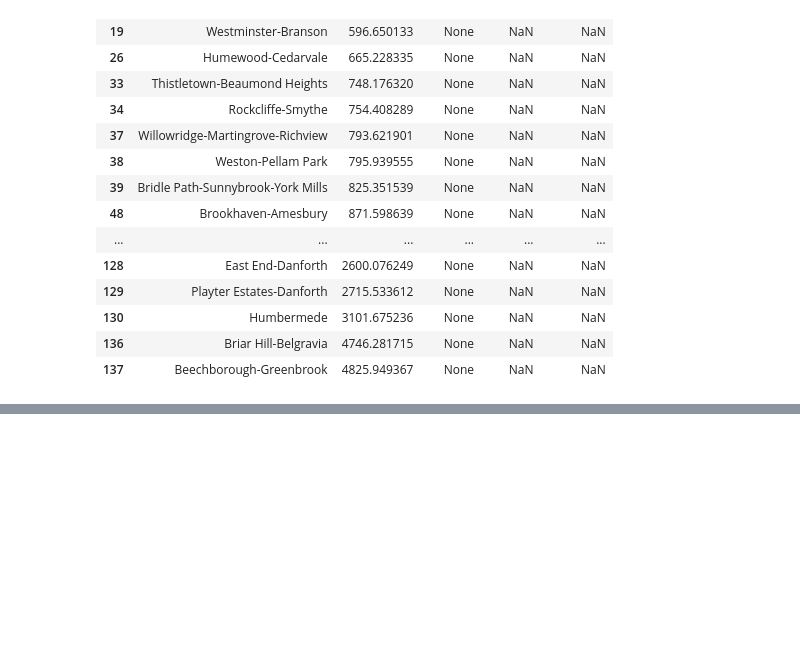
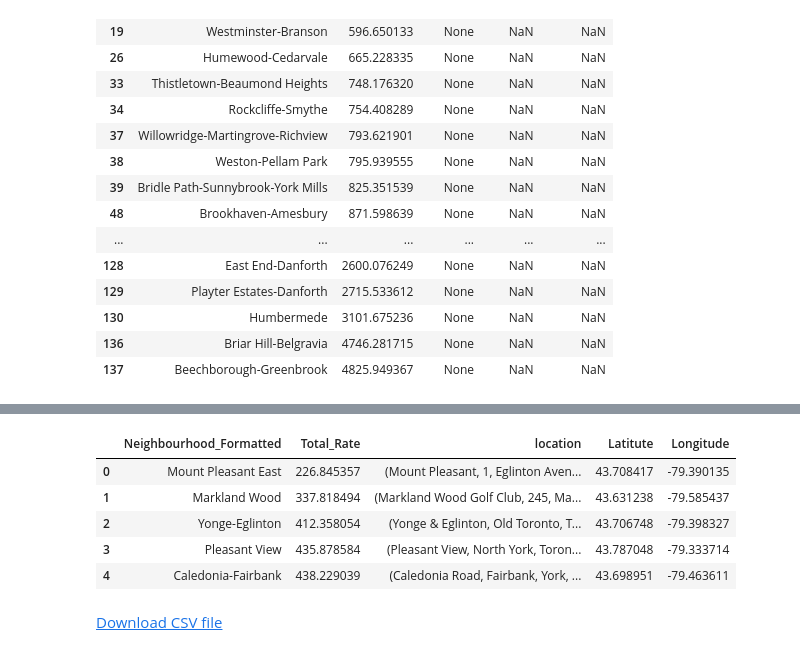
Before and after one commit to ldiazm/coursera-applied-data-science-capstone, a Jupyter notebook: The Battle of Neighborhoods (Week 2).ipynb, the cells around one changed output, grey strips where cells are left out. Drawn from its saved outputs; the diff is of its cells as text; code cells hidden in the pictures; blank space fills up the shorter version.

```diff
--- a/The Battle of Neighborhoods (Week 2).ipynb
+++ b/The Battle of Neighborhoods (Week 2).ipynb
@@ -187,0 +194,9 @@ location
+# %%
+df_CrimeRate.head()
+# %% [output]
+|  | Neighbourhood_Formatted | Total_Rate | location | Latitute | Longitude |
+| 0 | Mount Pleasant East | 226.845357 | (Mount Pleasant, 1, Eglinton Aven... | 43.708417 | -79.390135 |
+| 1 | Markland Wood | 337.818494 | (Markland Wood Golf Club, 245, Ma... | 43.631238 | -79.585437 |
+| 2 | Yonge-Eglinton | 412.358054 | (Yonge & Eglinton, Old Toronto, T... | 43.706748 | -79.398327 |
+| 3 | Pleasant View | 435.878584 | (Pleasant View, North York, Toron... | 43.787048 | -79.333714 |
+| 4 | Caledonia-Fairbank | 438.229039 | (Caledonia Road, Fairbank, York, ... | 43.698951 | -79.463611 |
@@ -187,0 +217,4 @@ location
+# %%
+create_download_link(df_Toronto_Crime)
+# %% [output]
+Download CSV file
```
Also changed, not shown: parts of 14 cells of this notebook.
